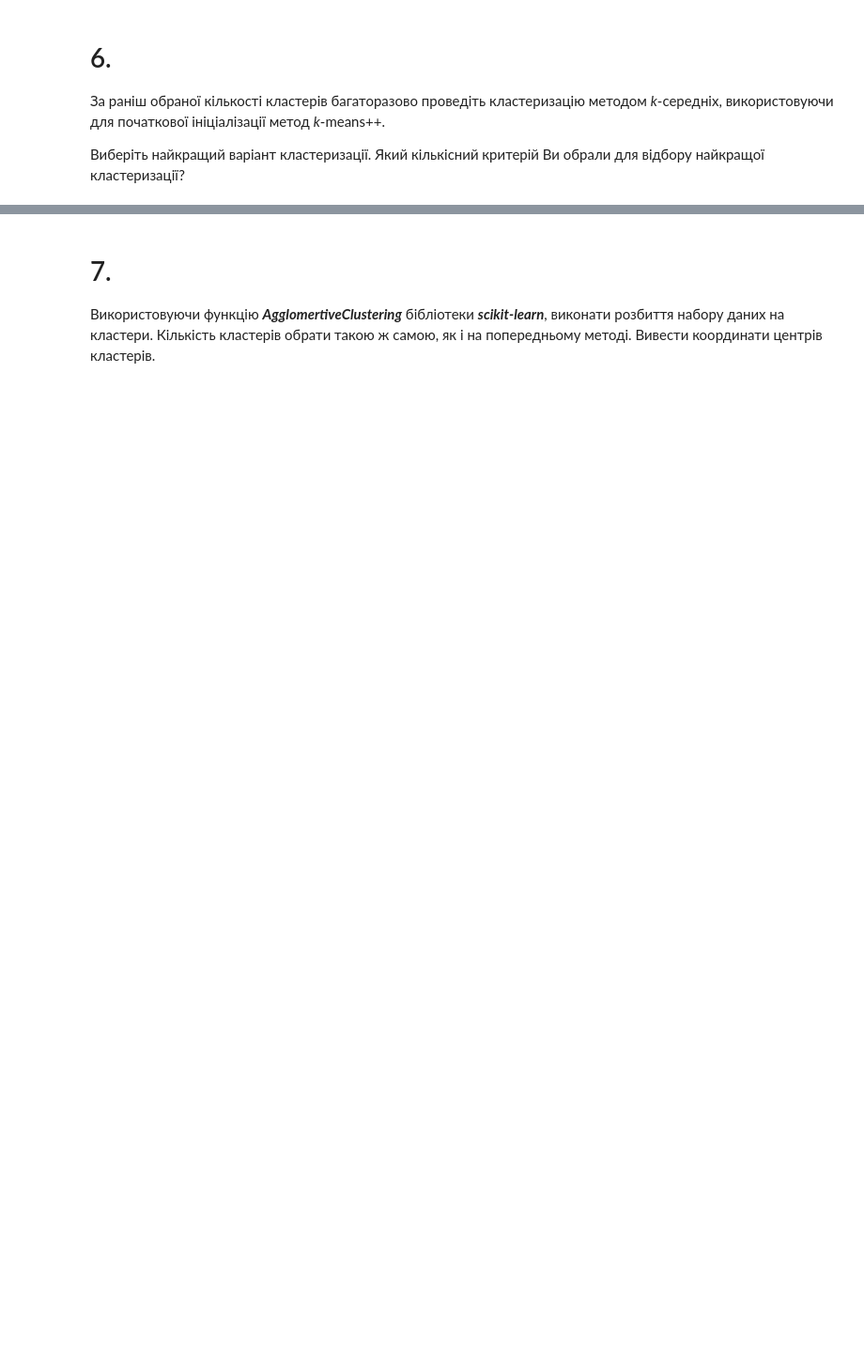
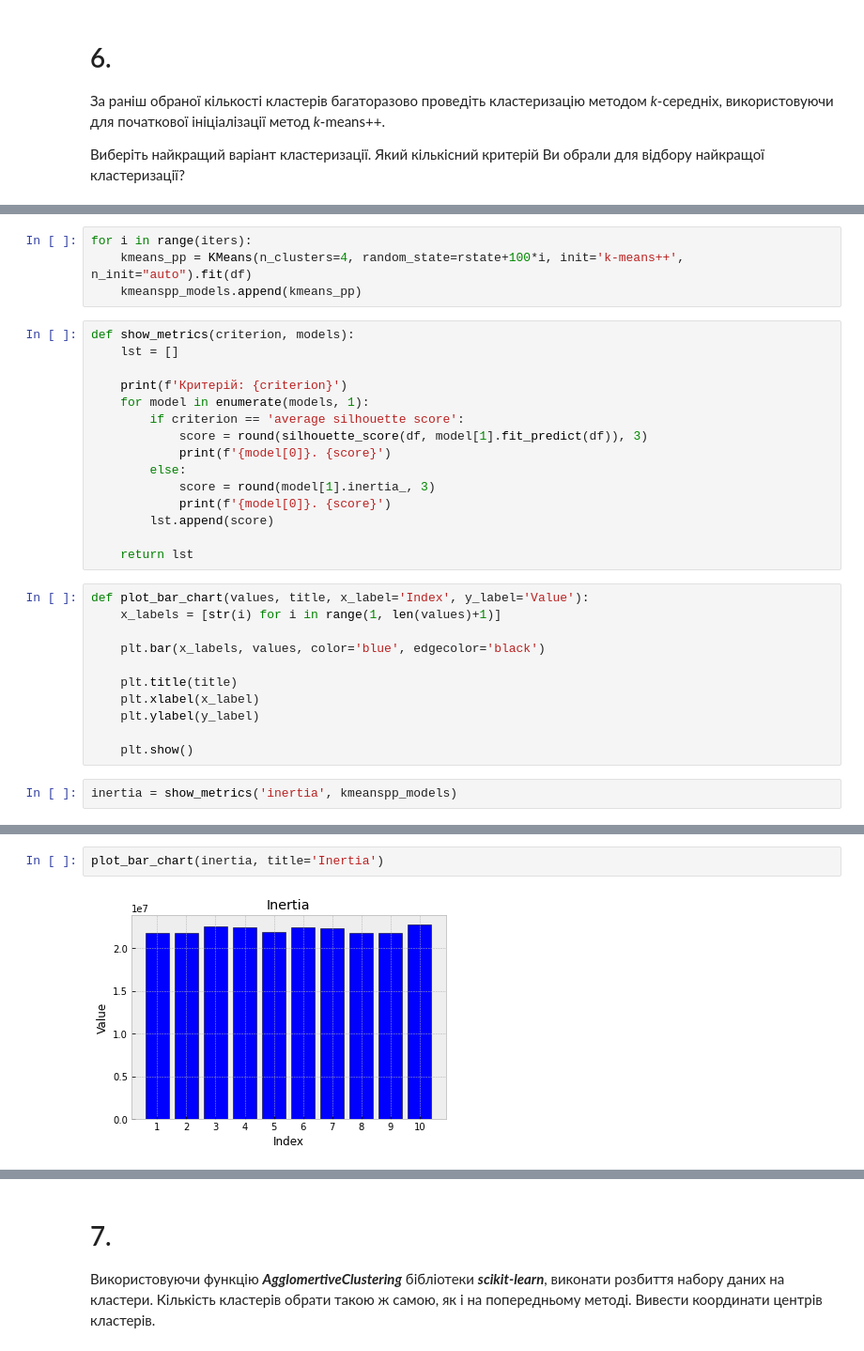
Before and after one commit to soneurotic/ML_lab5_ponomarenko, a Jupyter notebook: ponomarenko_lab5.ipynb, the cells around one changed output, grey strips where cells are left out. Shown at 94% size. Saved outputs shown, nothing was run; the diff lists cells and outputs as text; blank space fills up the shorter version.

```diff
--- a/ponomarenko_lab5.ipynb
+++ b/ponomarenko_lab5.ipynb
@@ -187,0 +413,32 @@ Text(0.5, 1.0, 'Elbow curve')
+# %%
+for i in range(iters):
+    kmeans_pp = KMeans(n_clusters=4, random_state=rstate+100*i, init='k-means++', n_init="auto").fit(df)
+    kmeanspp_models.append(kmeans_pp)
+# %%
+def show_metrics(criterion, models):
+    lst = []
+
+    print(f'Критерій: {criterion}')
+    for model in enumerate(models, 1):
+        if criterion == 'average silhouette score':
+            score = round(silhouette_score(df, model[1].fit_predict(df)), 3)
+            print(f'{model[0]}. {score}')
+        else:
+            score = round(model[1].inertia_, 3)
+            print(f'{model[0]}. {score}')
+        lst.append(score)
+
+    return lst
+# %%
+def plot_bar_chart(values, title, x_label='Index', y_label='Value'):
+    x_labels = [str(i) for i in range(1, len(values)+1)]
+
+    plt.bar(x_labels, values, color='blue', edgecolor='black')
+
+    plt.title(title)
+    plt.xlabel(x_label)
+    plt.ylabel(y_label)
+
+    plt.show()
+# %%
+inertia = show_metrics('inertia', kmeanspp_models)
@@ -187,0 +457,4 @@ Text(0.5, 1.0, 'Elbow curve')
+# %%
+plot_bar_chart(inertia, title='Inertia')
+# %% [output]
+[figure, added]
```
Also changed, not shown: parts of 74 cells of this notebook.
